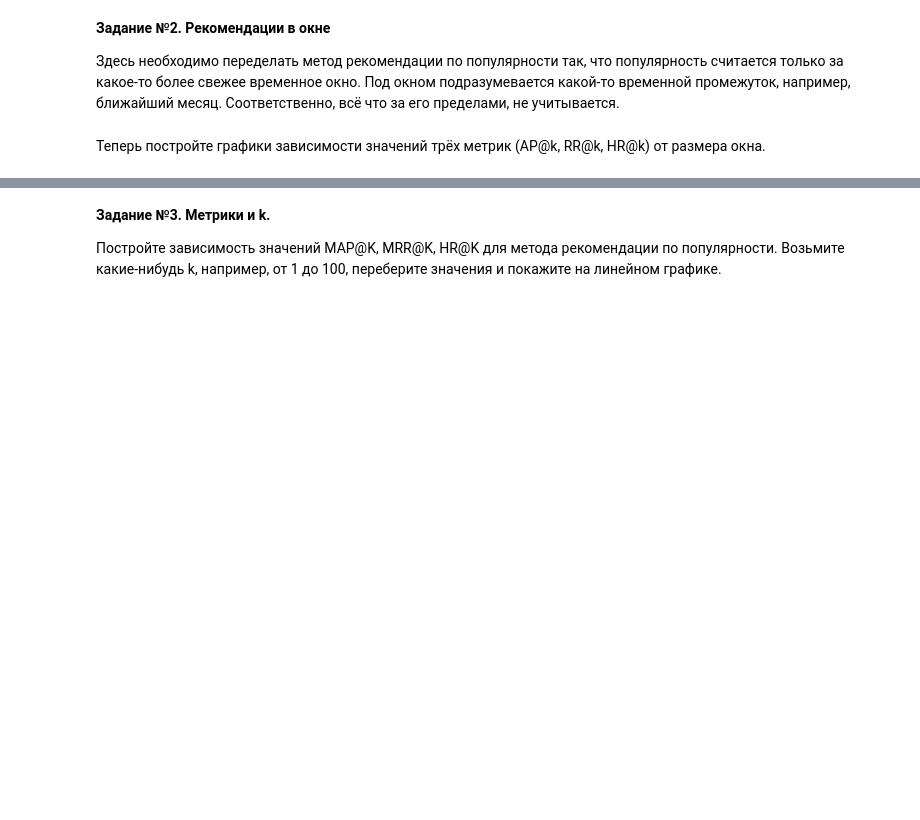
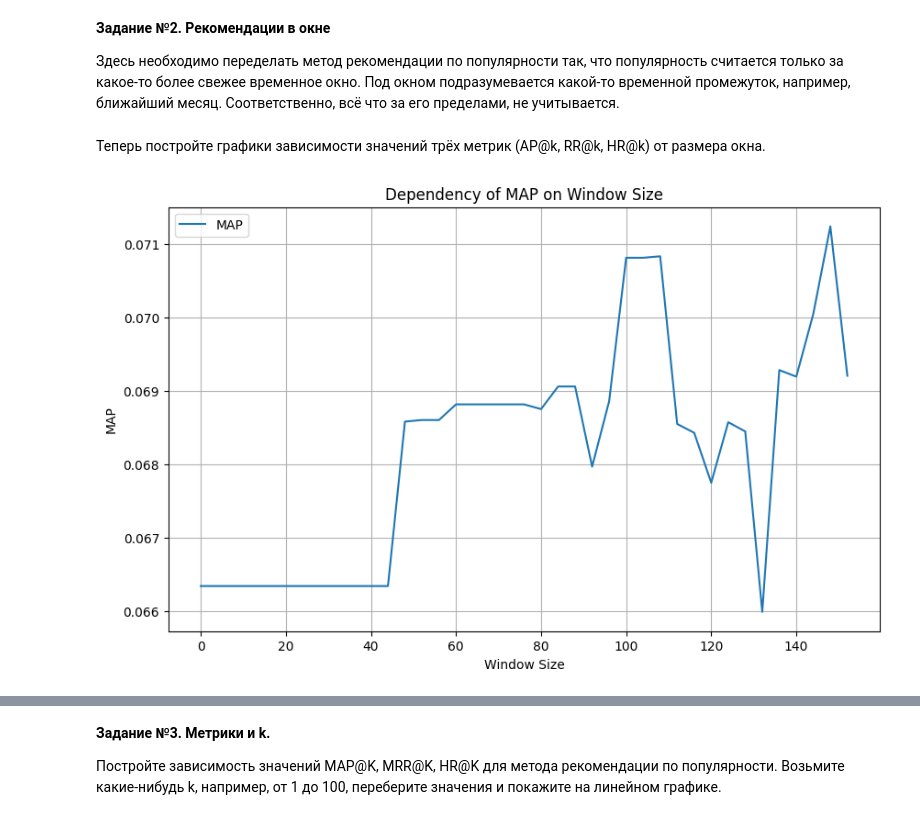
Before and after one commit to Lulu-fw01/RecSys_course, a Jupyter notebook: hw/HSE_RecSys_HW1.ipynb, the cells around one changed output, grey strips where cells are left out. Drawn from its saved outputs; the diff is of its cells as text; code cells hidden in the pictures; blank space fills up the shorter version.

```diff
--- a/hw/HSE_RecSys_HW1.ipynb
+++ b/hw/HSE_RecSys_HW1.ipynb
@@ -335,4 +354,33 @@ class TopPopularWeighted(TopPopular):
 # %% [markdown]
 Теперь постройте графики зависимости значений трёх метрик (AP@k, RR@k, HR@k) от размера окна.
+# %%
+def calculate_metrics(window: int):
+    toppop = TopPopularWeighted(min_window=window)
+    toppop.fit(joined)
+    joined['toppopular_recs'] = toppop.predict(joined)
+    metrics = evaluate_recommender(joined, model_preds='toppopular_recs')
+    return metrics
 # %%
-# your code here
+WINDOWS = range(0, 154, 4)
+
+metrics_by_window = metrics_by_window = {window: calculate_metrics(window) for window in WINDOWS}
+# %%
+map_values = [metrics_by_window[window]['map'] for window in WINDOWS]
+mrr_values = [metrics_by_window[window]['mrr'] for window in WINDOWS]
+hr_values = [metrics_by_window[window]['hr'] for window in WINDOWS]
+# %%
+import matplotlib.pyplot as plt
+
+def draw_graph(values, m_name: str):
+    plt.figure(figsize=(10, 6))
+    plt.plot(WINDOWS, values, label=m_name)
+    plt.title(f'Dependency of {m_name} on Window Size')
+    plt.xlabel('Window Size')
+    plt.ylabel(m_name)
+    plt.legend()
+    plt.grid(True)
+    plt.show()
+# %%
+draw_graph(map_values, 'MAP')
+# %% [output]
+[figure, added]
```
Also changed, not shown: parts of 9 cells of this notebook.
